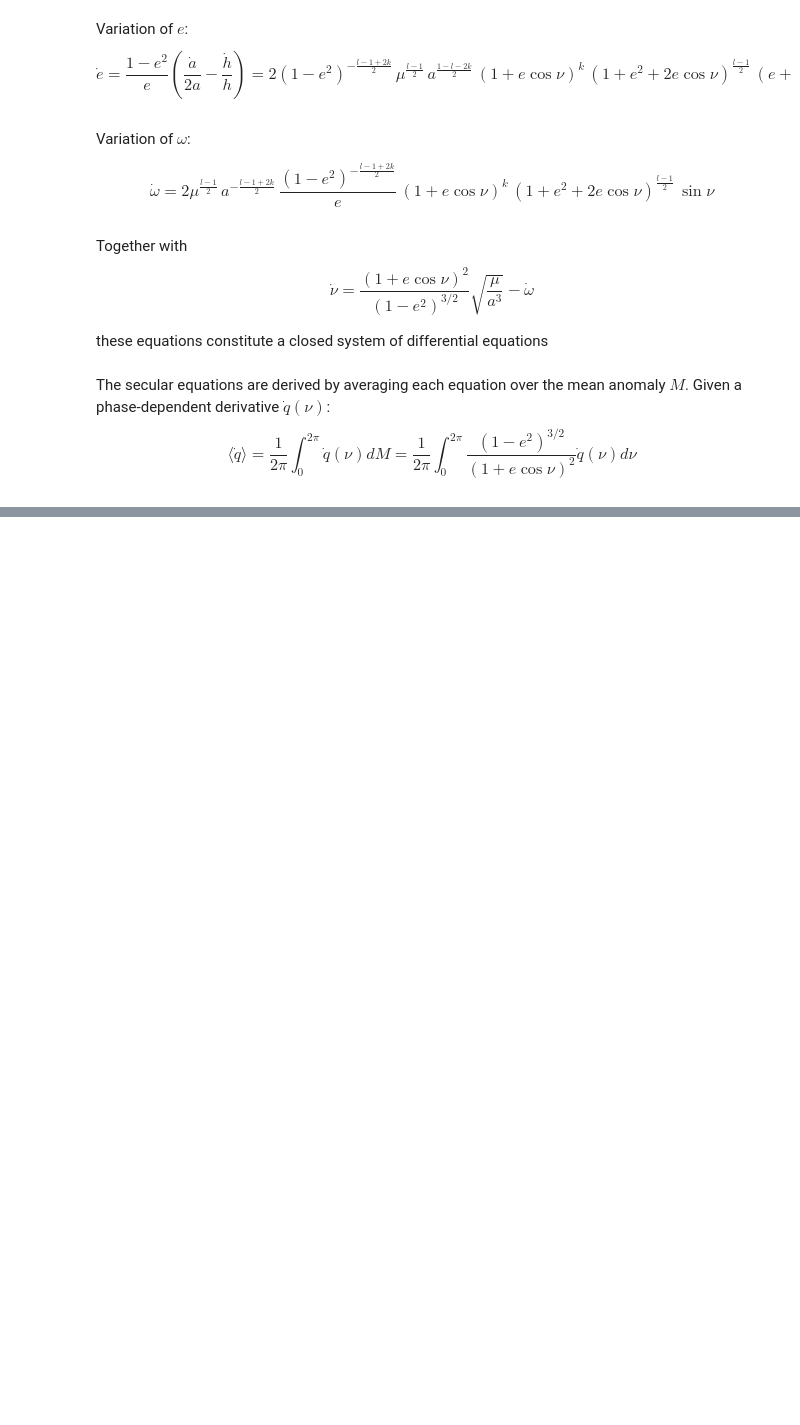
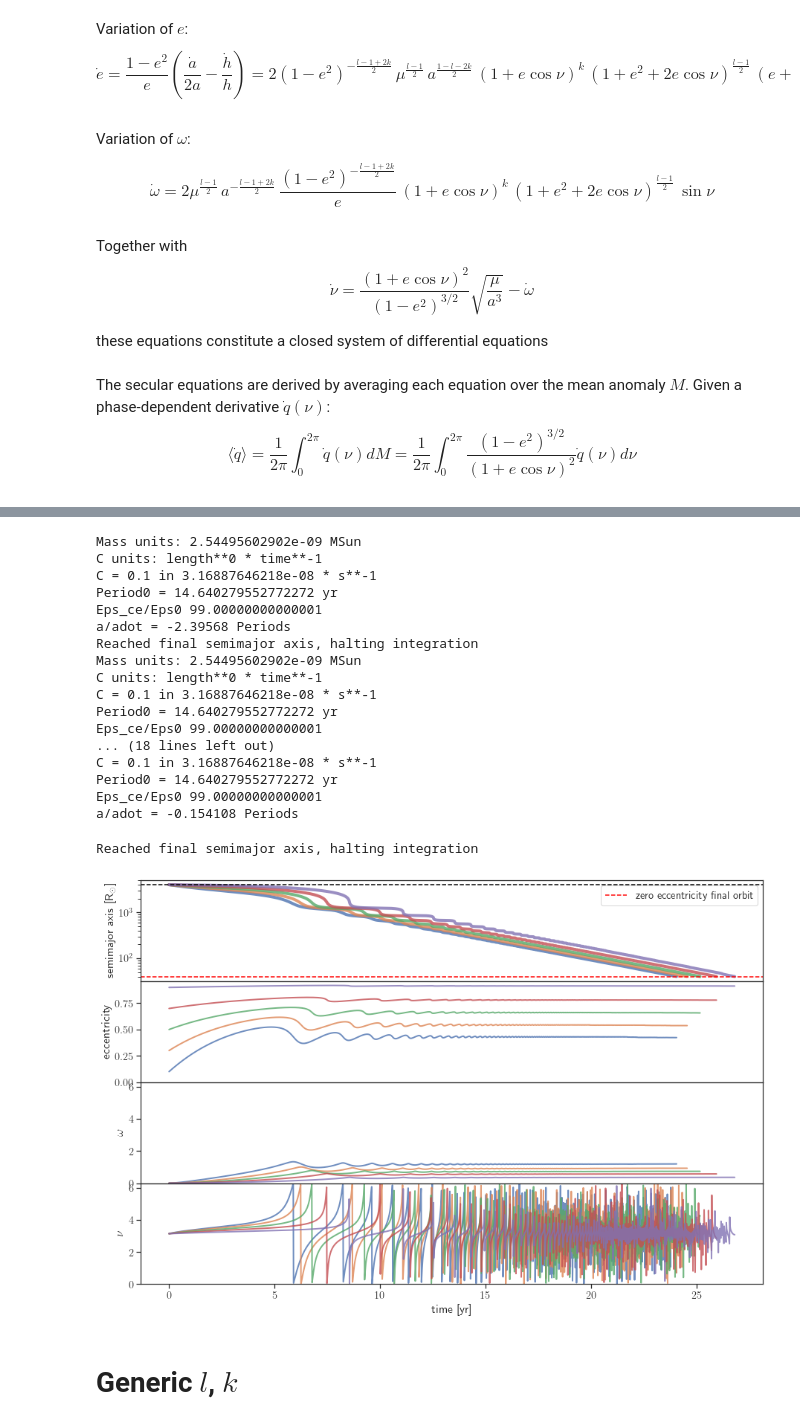
Before and after one commit to spzwart/DynBinEv, a Jupyter notebook: eqs/master_sheet.ipynb, the cells around one changed output, grey strips where cells are left out. Saved outputs shown, nothing was run; the diff lists cells and outputs as text; code cells hidden in the pictures; blank space fills up the shorter version.

```diff
--- a/eqs/master_sheet.ipynb
+++ b/eqs/master_sheet.ipynb
@@ -337,0 +385,65 @@ Reached final semimajor axis, halting integration
+# %%
+from matplotlib import pyplot as plt
+import seaborn as sns
+
+sns.set(font_scale=1.33, rc={'text.usetex' : True})
+sns.set_style("ticks")
+
+f, ax = plt.subplots(4, sharex=True, figsize=(15, 10))
+
+e0list = [0.1, 0.3, 0.5, 0.7, 0.9]
+
+for e0 in e0list:
+    CEvolve = MacegaPhaseEvolve(l=1, k=0)
+    CEvolve.initialize_system(m1, m2, a0, e0, ome0, nu0, C=C, a1=a1)
+    t, a, e, ome, nu = CEvolve.run_system(tfin=CEvolve.Period0*100, dt_out=CEvolve.Period0*0.001)
+
+    ax[0].plot(t, a, lw=4, alpha=0.8)
+    ax[1].plot(t, e, lw=2, alpha=0.8)
+    ax[2].plot(t, ome, lw=2, alpha=0.8)
+    ax[3].plot(t, nu, lw=2, alpha=0.8)
+
+
+ax[0].set_ylabel("semimajor axis [R$_\odot$]")
+ax[0].axhline(a0.value_in(units.RSun), c="black", ls="--")
+ax[0].axhline(a1.value_in(units.RSun), c="red", ls="--", label="zero eccentricity final orbit")
+ax[0].legend()
+
+ax[0].set_yscale("log")
+ax[1].set_ylabel("eccentricity")
+ax[1].set_xlabel("time [yr]")
+ax[1].set_ylim(bottom=0)
+
+ax[2].set_ylabel("$\\omega$")
+ax[2].set_xlabel("time [yr]")
+ax[2].set_ylim(bottom=0, top=2 * np.pi)
+
+ax[3].set_ylabel("$\\nu$")
+ax[3].set_xlabel("time [yr]")
+ax[3].set_ylim(bottom=0, top=2 * np.pi)
+
+f.subplots_adjust(hspace=0)
+
+plt.show()
+# %% [output]
+Mass units: 2.54495602902e-09 MSun
+C units: length**0 * time**-1
+C = 0.1 in 3.16887646218e-08 * s**-1
+Period0 = 14.640279552772272 yr
+Eps_ce/Eps0 99.00000000000001
+a/adot = -2.39568 Periods
+Reached final semimajor axis, halting integration
+Mass units: 2.54495602902e-09 MSun
+C units: length**0 * time**-1
+C = 0.1 in 3.16887646218e-08 * s**-1
+Period0 = 14.640279552772272 yr
+Eps_ce/Eps0 99.00000000000001
+... (18 lines left out)
+C = 0.1 in 3.16887646218e-08 * s**-1
+Period0 = 14.640279552772272 yr
+Eps_ce/Eps0 99.00000000000001
+a/adot = -0.154108 Periods
+Reached final semimajor axis, halting integration
+[figure, added]
+# %% [markdown]
+# Generic $l$, $k$
```
Also changed, not shown: parts of 20 cells of this notebook, 2 other files.
